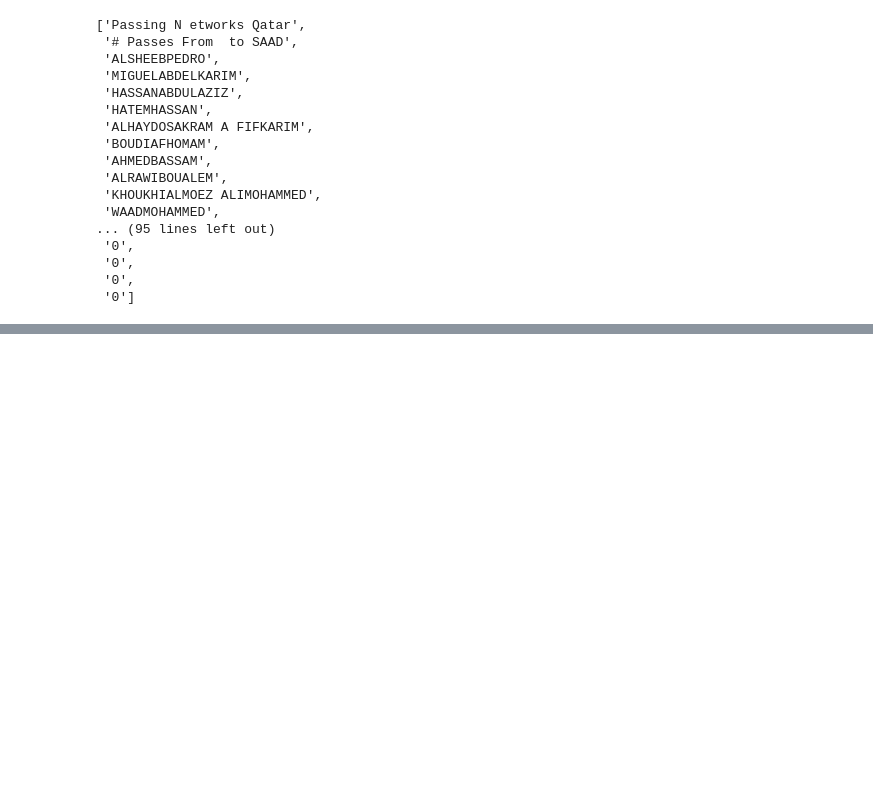
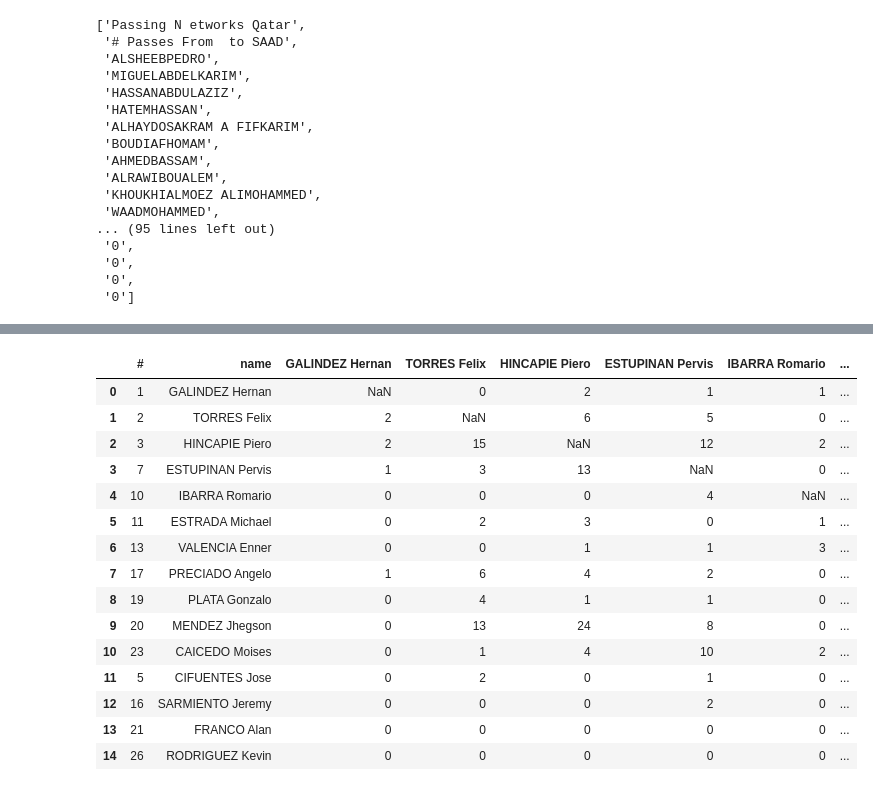
Before and after one commit to gshirato/world-cup-post-match-report, a Jupyter notebook: notebook/parse_pdf.ipynb, the cells around one changed output, grey strips where cells are left out. Saved outputs shown, nothing was run; the diff lists cells and outputs as text; code cells hidden in the pictures; blank space fills up the shorter version.

```diff
--- a/notebook/parse_pdf.ipynb
+++ b/notebook/parse_pdf.ipynb
@@ -430,3 +471,22 @@ parse_network_table(pdf_path)
 | 10 | 19 | ALMOEZ ALI | 0 | 1 | 2 | 0 | 1 | ... |
 | 11 | 4 | MOHAMMED WAAD | 0 | 0 | 0 | 1 | 0 | ... |
 | 12 | 9 | MOHAMMED MUNTARI | 0 | 0 | 0 | 0 | 0 | ... |
+# %%
+parse_network_table(pdf_path, 13)
+# %% [output]
+|  | # | name | GALINDEZ Hernan | TORRES Felix | HINCAPIE Piero | ESTUPINAN Pervis | IBARRA Romario | ... |
+| 0 | 1 | GALINDEZ Hernan | NaN | 0 | 2 | 1 | 1 | ... |
+| 1 | 2 | TORRES Felix | 2 | NaN | 6 | 5 | 0 | ... |
+| 2 | 3 | HINCAPIE Piero | 2 | 15 | NaN | 12 | 2 | ... |
+| 3 | 7 | ESTUPINAN Pervis | 1 | 3 | 13 | NaN | 0 | ... |
+| 4 | 10 | IBARRA Romario | 0 | 0 | 0 | 4 | NaN | ... |
+| 5 | 11 | ESTRADA Michael | 0 | 2 | 3 | 0 | 1 | ... |
+| 6 | 13 | VALENCIA Enner | 0 | 0 | 1 | 1 | 3 | ... |
+| 7 | 17 | PRECIADO Angelo | 1 | 6 | 4 | 2 | 0 | ... |
+| 8 | 19 | PLATA Gonzalo | 0 | 4 | 1 | 1 | 0 | ... |
+| 9 | 20 | MENDEZ Jhegson | 0 | 13 | 24 | 8 | 0 | ... |
+| 10 | 23 | CAICEDO Moises | 0 | 1 | 4 | 10 | 2 | ... |
+| 11 | 5 | CIFUENTES Jose | 0 | 2 | 0 | 1 | 0 | ... |
+| 12 | 16 | SARMIENTO Jeremy | 0 | 0 | 0 | 2 | 0 | ... |
+| 13 | 21 | FRANCO Alan | 0 | 0 | 0 | 0 | 0 | ... |
+| 14 | 26 | RODRIGUEZ Kevin | 0 | 0 | 0 | 0 | 0 | ... |
```
Also changed, not shown: parts of 4 cells of this notebook, 5 other files.
